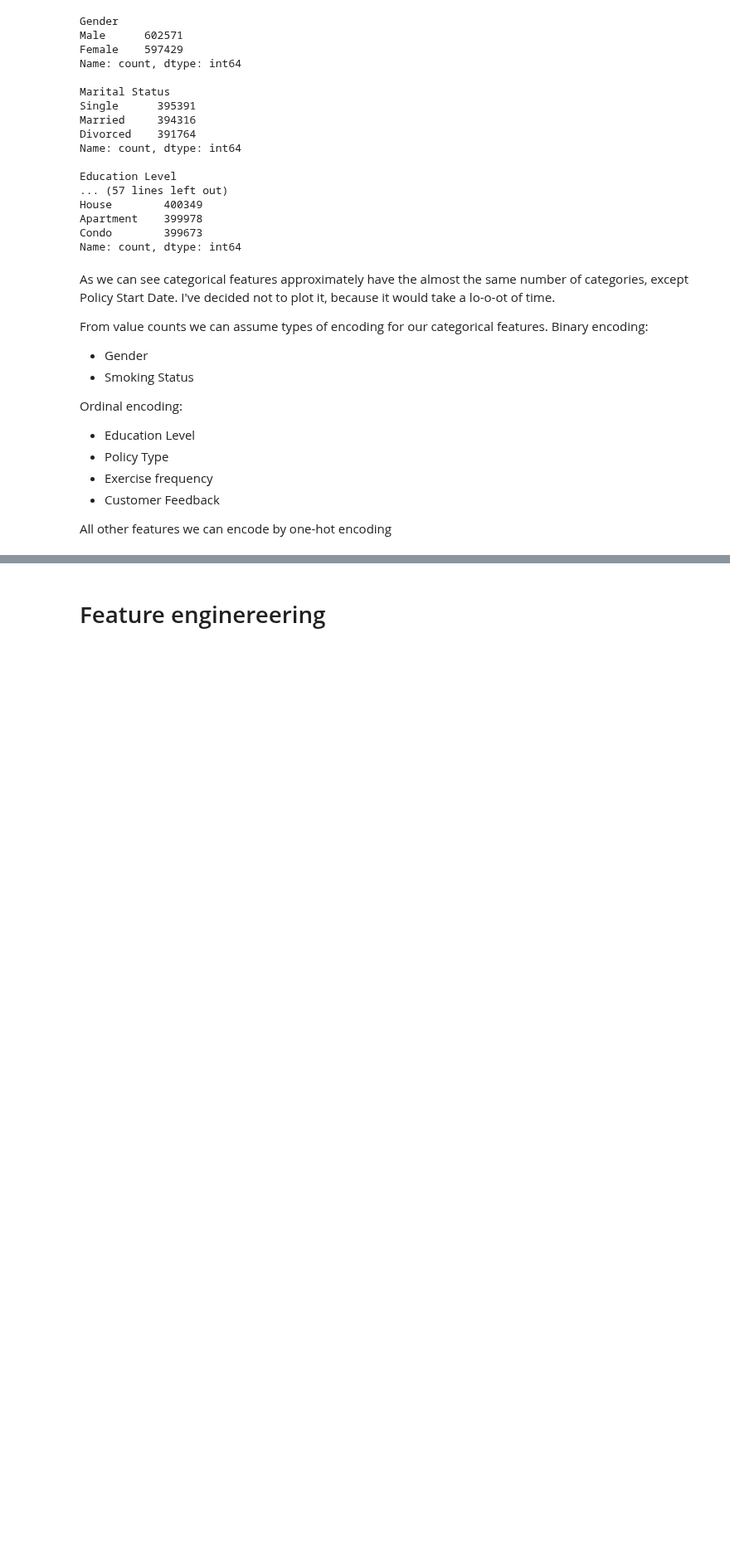
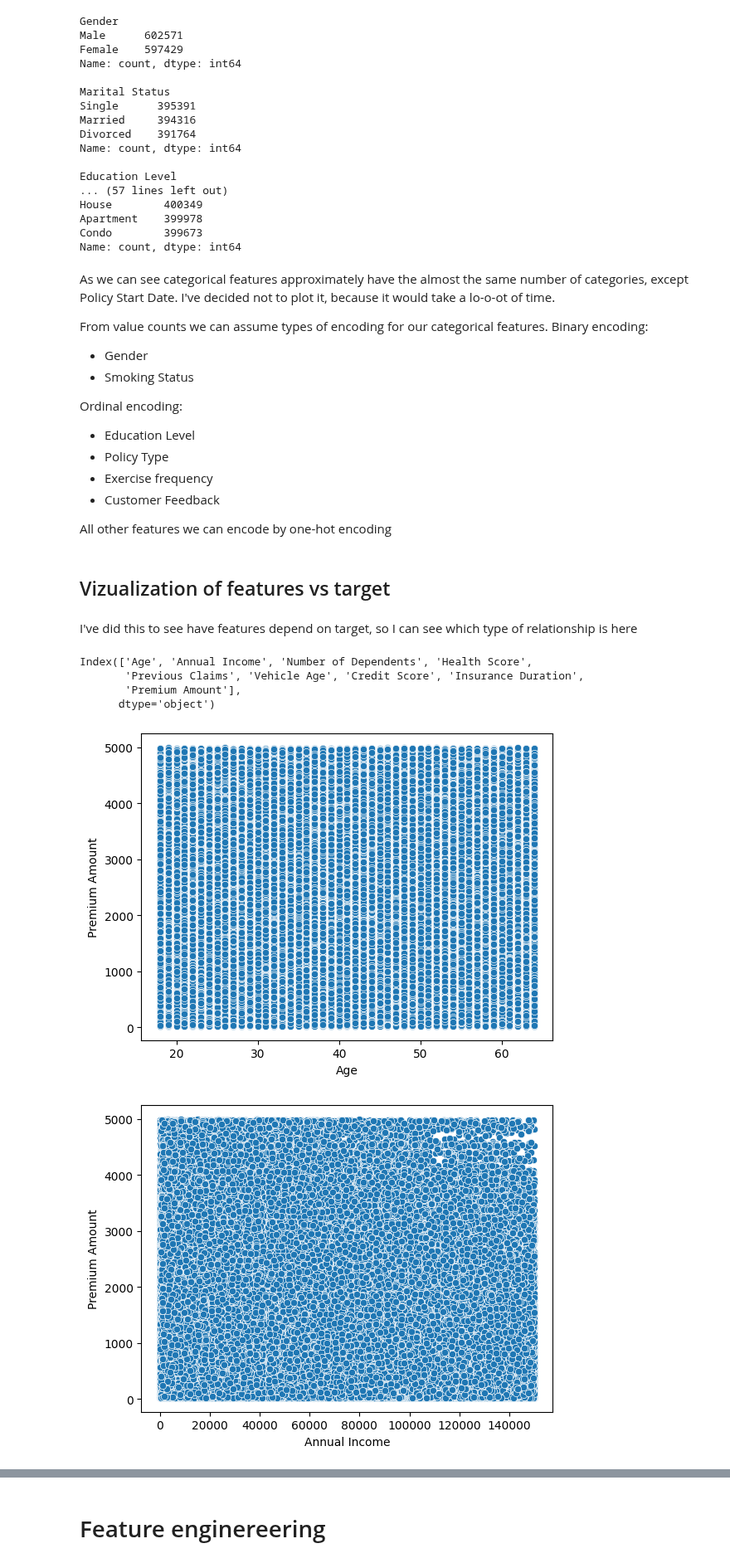
Before and after one commit to DenysGolub/Kaggle-Notebooks, a Jupyter notebook: eda-ml-for-insurance.ipynb, the cells around one changed output, grey strips where cells are left out. Shown at 83% size. Saved outputs shown, nothing was run; the diff lists cells and outputs as text; code cells hidden in the pictures; blank space fills up the shorter version.

Commit message:
Kaggle Notebook | 💼 Calculating Premiums Like a Pro (or Not) 🧐 | Version 30

```diff
--- a/eda-ml-for-insurance.ipynb
+++ b/eda-ml-for-insurance.ipynb
@@ -316,3 +318,21 @@ Ordinal encoding:
 * Customer Feedback
 
 All other features we can encode by one-hot encoding
+# %% [markdown]
+## Vizualization of features vs target
+# %% [markdown]
+I've did this to see have features depend on target, so I can see which type of relationship is here
+# %%
+numerical_features_total
+# %% [output]
+Index(['Age', 'Annual Income', 'Number of Dependents', 'Health Score',
+       'Previous Claims', 'Vehicle Age', 'Credit Score', 'Insurance Duration',
+       'Premium Amount'],
+      dtype='object')
+# %%
+for n in numerical_features_total:
+    sns.scatterplot(X_train, x=n, y='Premium Amount')
+    plt.show()
+# %% [output]
+[figure, added]
+[figure, added]
```
Also changed, not shown: parts of 33 cells of this notebook.
